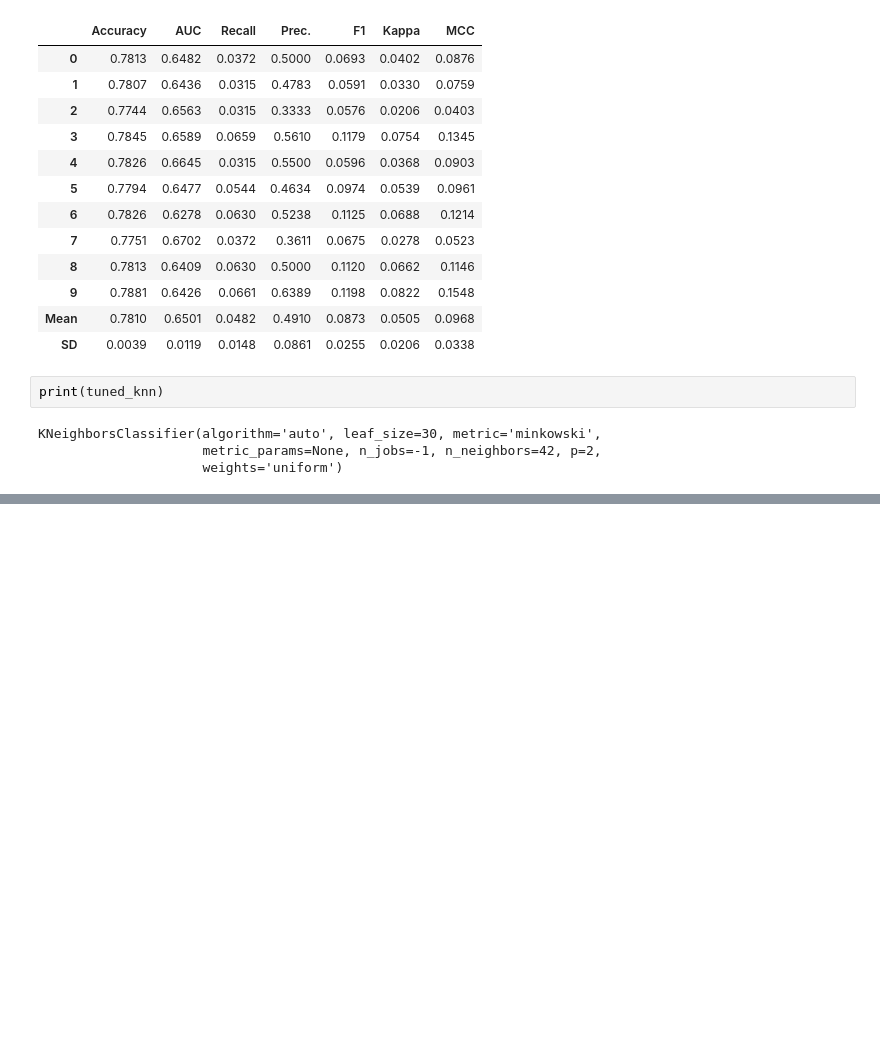
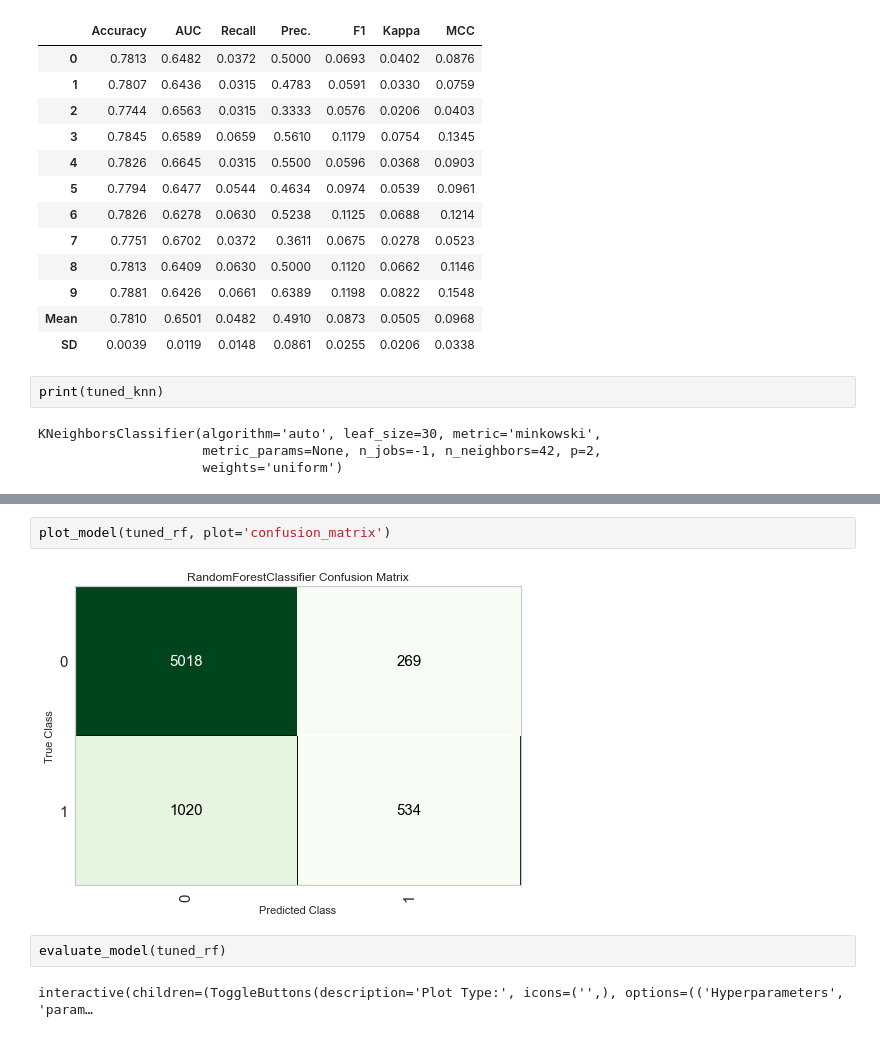
Before and after one commit to justinboggs/pycaret-testing, a Jupyter notebook: class_test.ipynb, the cells around one changed output, grey strips where cells are left out. Cells and saved outputs as stored; diff of their text form; blank space fills up the shorter version.

```diff
--- a/class_test.ipynb
+++ b/class_test.ipynb
@@ -198,0 +227,8 @@ KNeighborsClassifier(algorithm='auto', leaf_size=30, metric='minkowski',
+# %%
+plot_model(tuned_rf, plot='confusion_matrix')
+# %% [output]
+[figure, added]
+# %%
+evaluate_model(tuned_rf)
+# %% [output]
+interactive(children=(ToggleButtons(description='Plot Type:', icons=('',), options=(('Hyperparameters', 'param…
```
Also changed, not shown: parts of 4 cells of this notebook, 1 other file.
